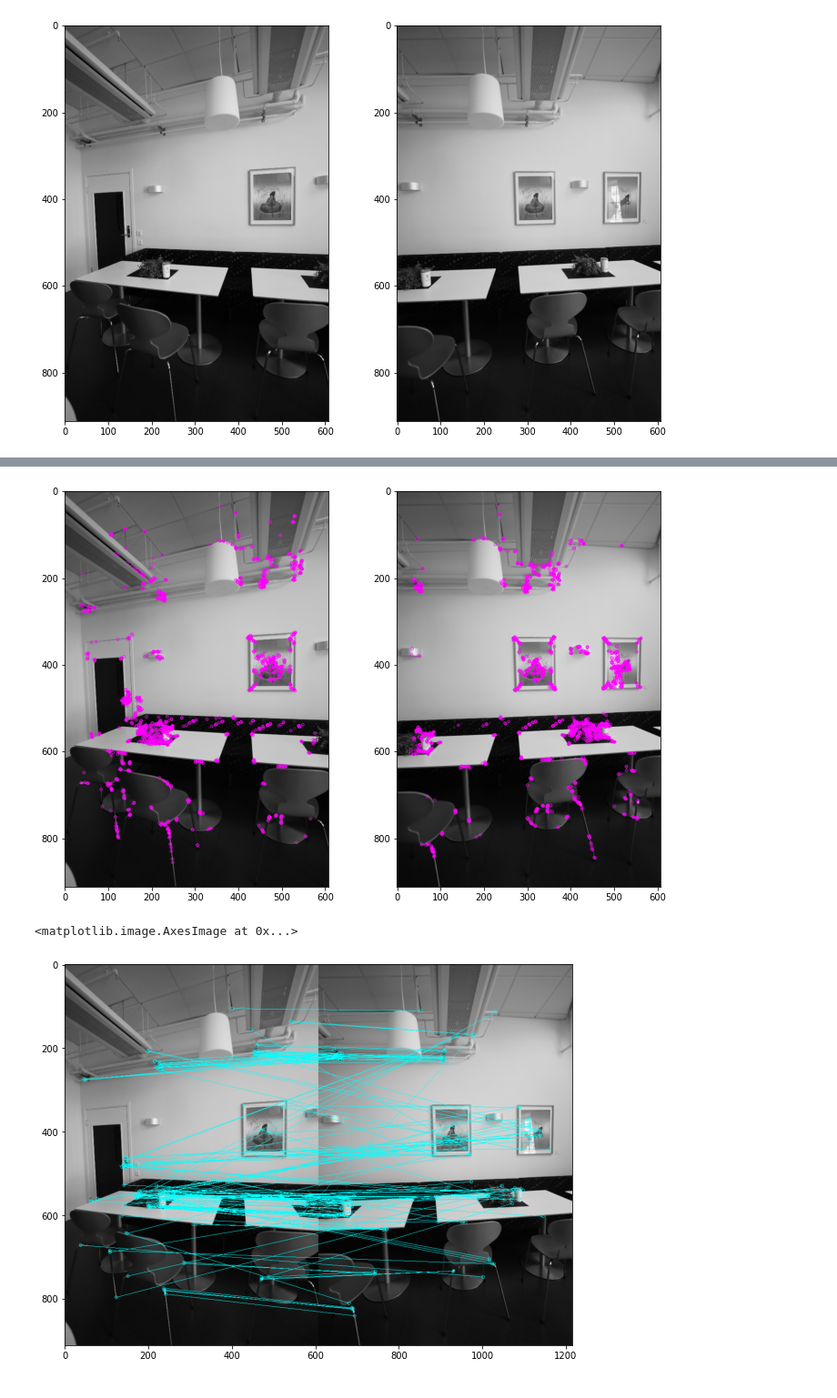
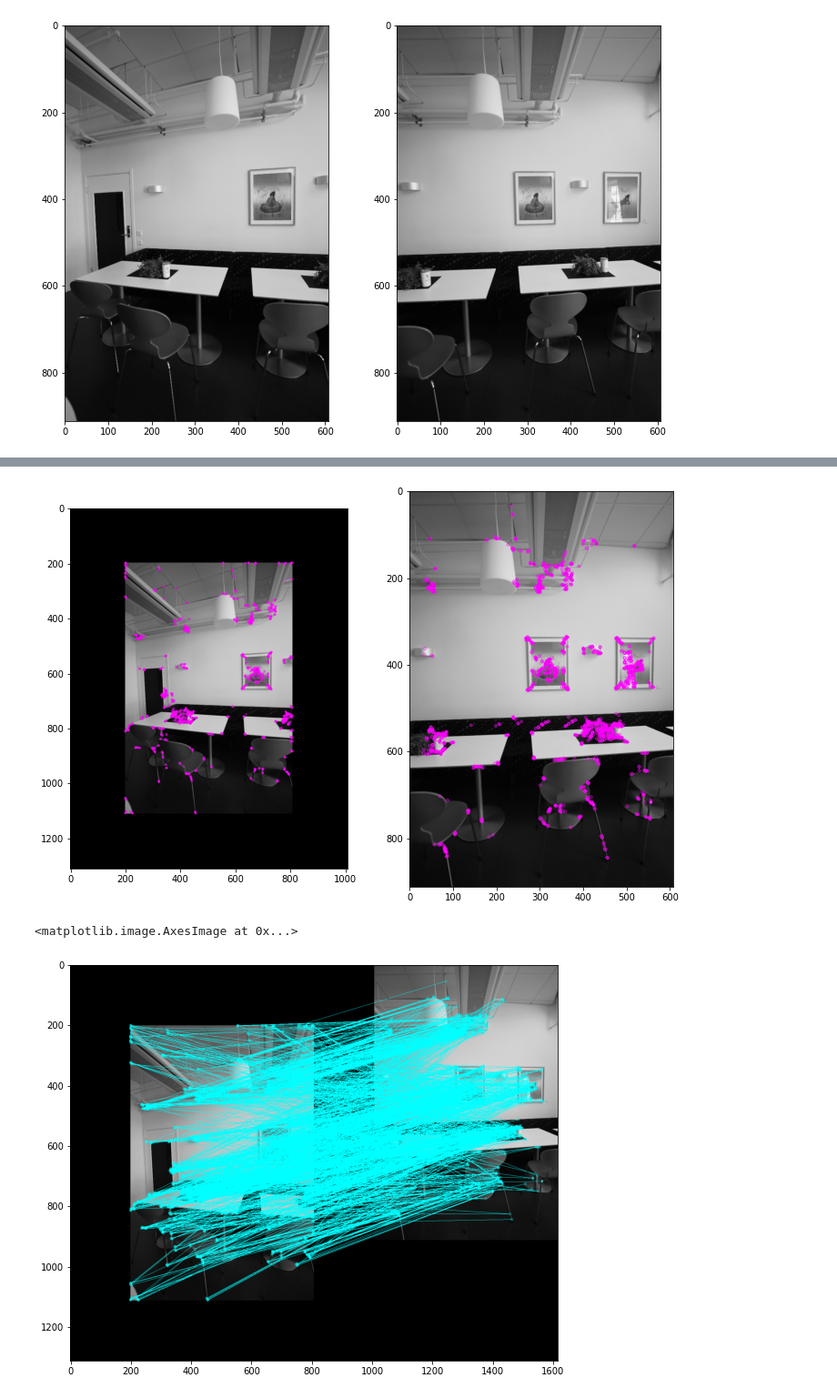
Before and after one commit to omnic-as/Computer-Vision, a Jupyter notebook: Lesson 2/panorama.ipynb, the cells around one changed output, grey strips where cells are left out. Shown at 91% size. Cells and saved outputs as stored; diff of their text form; code cells hidden in the pictures.

```diff
--- a/Lesson 2/panorama.ipynb
+++ b/Lesson 2/panorama.ipynb
@@ -134,7 +134,7 @@ plt.imshow(res3)
 # Apply ratio test
 good_matches = [] # Append filtered matches to this list
 for m, n in matches:
-    if m.distance < 0.4 * n.distance:
+    if m.distance < 0.5 * n.distance:
         good_matches.append(m)
 
 # draw matching results with the given drawMatches function
@@ -172,9 +172,13 @@ Transformation Matrix =
 img1 = cv2.imread("stitch_l.png")
 img2 = cv2.imread("stitch_m.png")
 
-img1_gray = cv2.cvtColor(img1, cv2.COLOR_BGR2GRAY)
-img2_gray = cv2.cvtColor(img2, cv2.COLOR_BGR2GRAY)
+img1 = cv2.cvtColor(img1, cv2.COLOR_BGR2GRAY)
+img2 = cv2.cvtColor(img2, cv2.COLOR_BGR2GRAY)
 
 plot_two_imgs(img1_gray, img2_gray)
 # %% [output]
 [figure]
+# %%
+border = 200
+img1 = cv2.copyMakeBorder(img1, border, border, border, border, cv2.BORDER_CONSTANT)
+plt.imshow(img1)
@@ -189,7 +196,7 @@ keypoints2, descriptors2 = orb.detectAndCompute(img2, None)
 plot_two_imgs(cv2.drawKeypoints(img1, keypoints1, None, (255, 0, 255)),
              cv2.drawKeypoints(img2, keypoints2, None, (255, 0, 255)))
 # %% [output]
-[figure, old version]
+[figure, new version]
 # %%
 # Create a BFMatcher object.
 # It will find all of the matching keypoints on two images
@@ -200,13 +207,13 @@ matches = bf.knnMatch(descriptors1, descriptors2, k=2)
 # %%
 all_matches = []
 for m, n in matches:
     all_matches.append(m)
 
-img3 = drawMatches(img1_gray, keypoints1, img2_gray, keypoints2, all_matches[:150])
+img3 = drawMatches(img1, keypoints1, img2, keypoints2, all_matches)
 plt.imshow(img3)
 # %% [output]
 <matplotlib.image.AxesImage at 0x...>
-[figure, old version]
+[figure, new version]
 # %%
 # Finding the best matches
 good_matches = []
```
Also changed, not shown: parts of 7 cells of this notebook.
